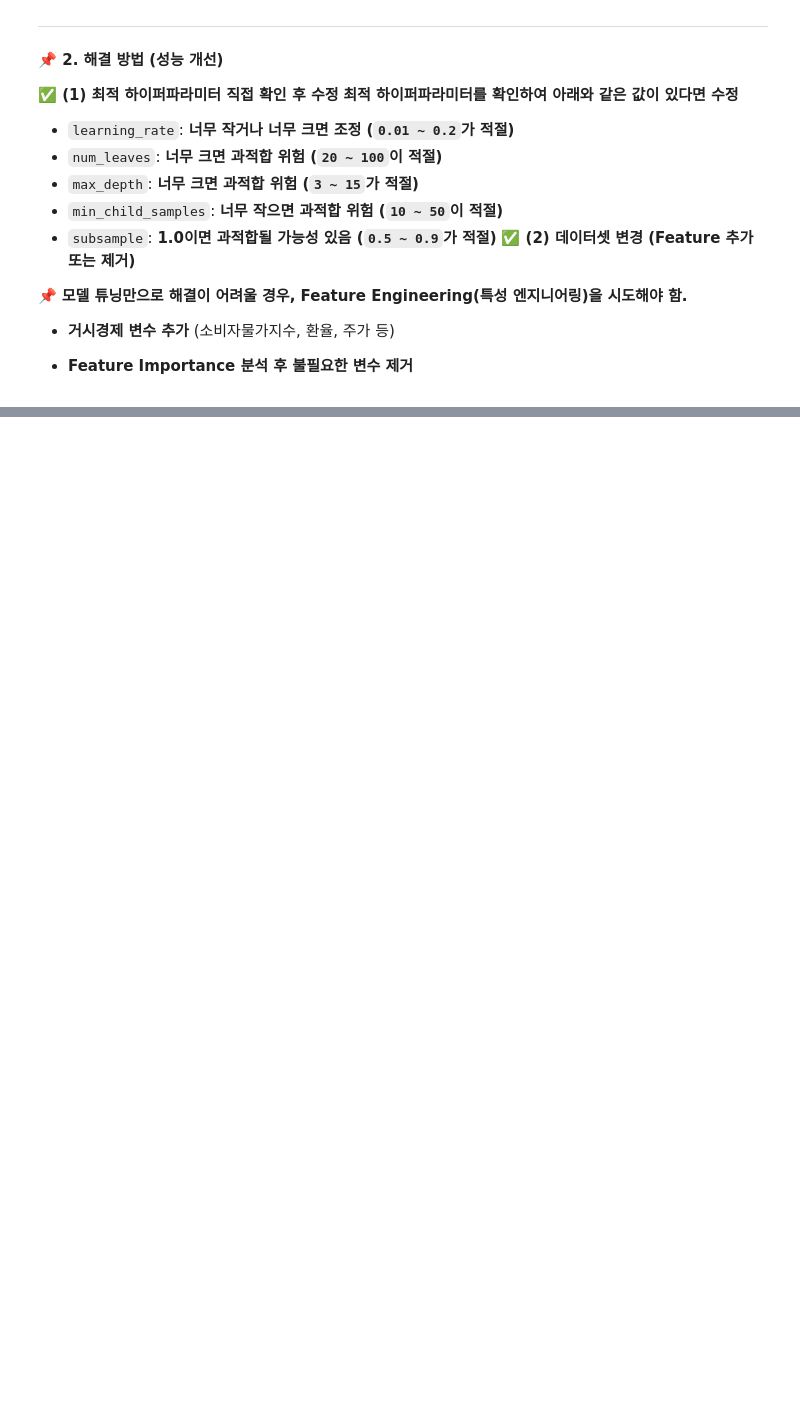
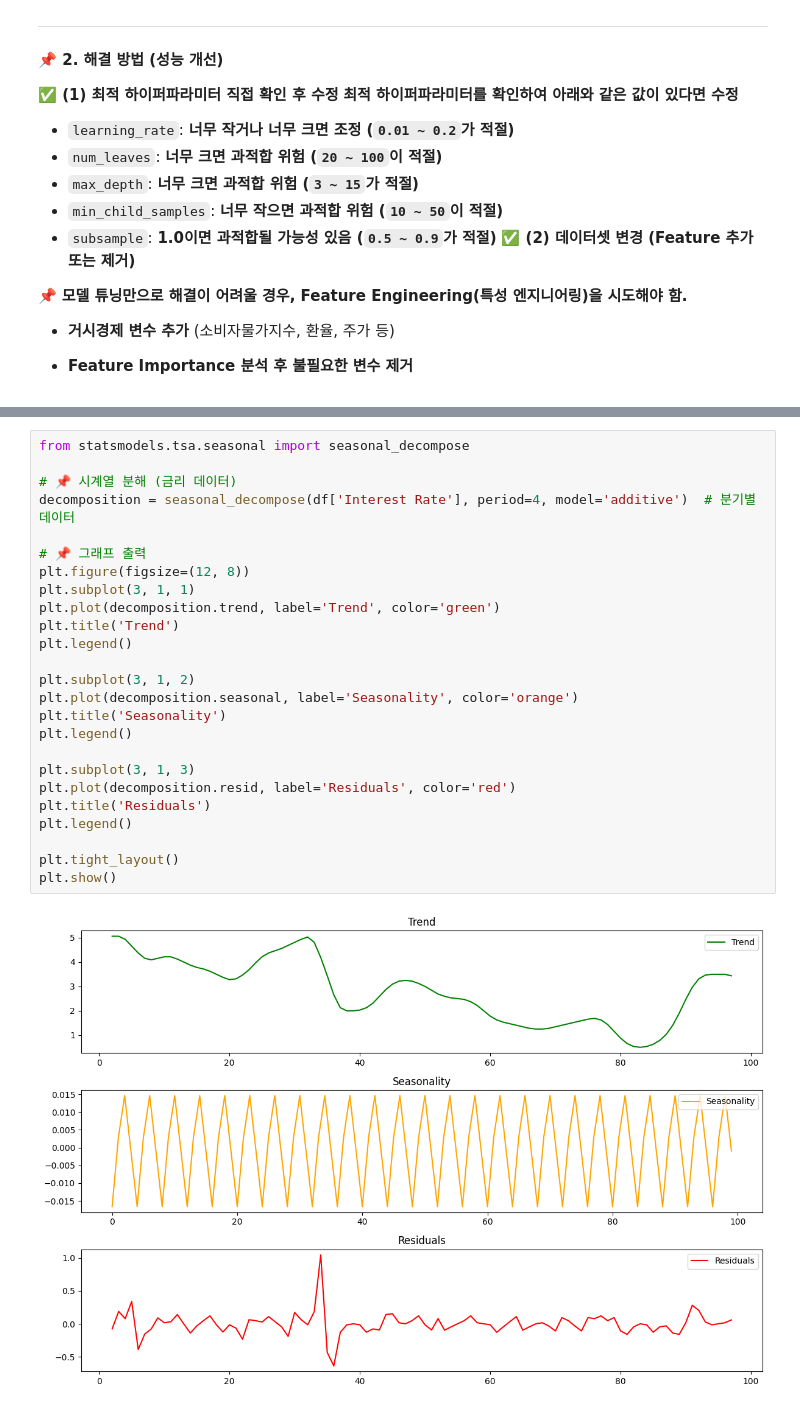
Before and after one commit to JinGunseon/MachineLearning, a Jupyter notebook: InterestRateExpectation.ipynb, the cells around one changed output, grey strips where cells are left out. Drawn from its saved outputs; the diff is of its cells as text; blank space fills up the shorter version.

```diff
--- a/InterestRateExpectation.ipynb
+++ b/InterestRateExpectation.ipynb
@@ -750,0 +784,27 @@ Optuna를 이용해 하이퍼파라미터를 튜닝했음에도 성능이 더
+# %%
+from statsmodels.tsa.seasonal import seasonal_decompose
+
+# 📌 시계열 분해 (금리 데이터)
+decomposition = seasonal_decompose(df['Interest Rate'], period=4, model='additive')  # 분기별 데이터
+
+# 📌 그래프 출력
+plt.figure(figsize=(12, 8))
+plt.subplot(3, 1, 1)
+plt.plot(decomposition.trend, label='Trend', color='green')
+plt.title('Trend')
+plt.legend()
+
+plt.subplot(3, 1, 2)
+plt.plot(decomposition.seasonal, label='Seasonality', color='orange')
+plt.title('Seasonality')
+plt.legend()
+
+plt.subplot(3, 1, 3)
+plt.plot(decomposition.resid, label='Residuals', color='red')
+plt.title('Residuals')
+plt.legend()
+
+plt.tight_layout()
+plt.show()
+# %% [output]
+[figure, added]
```
Also changed, not shown: parts of 26 cells of this notebook.
